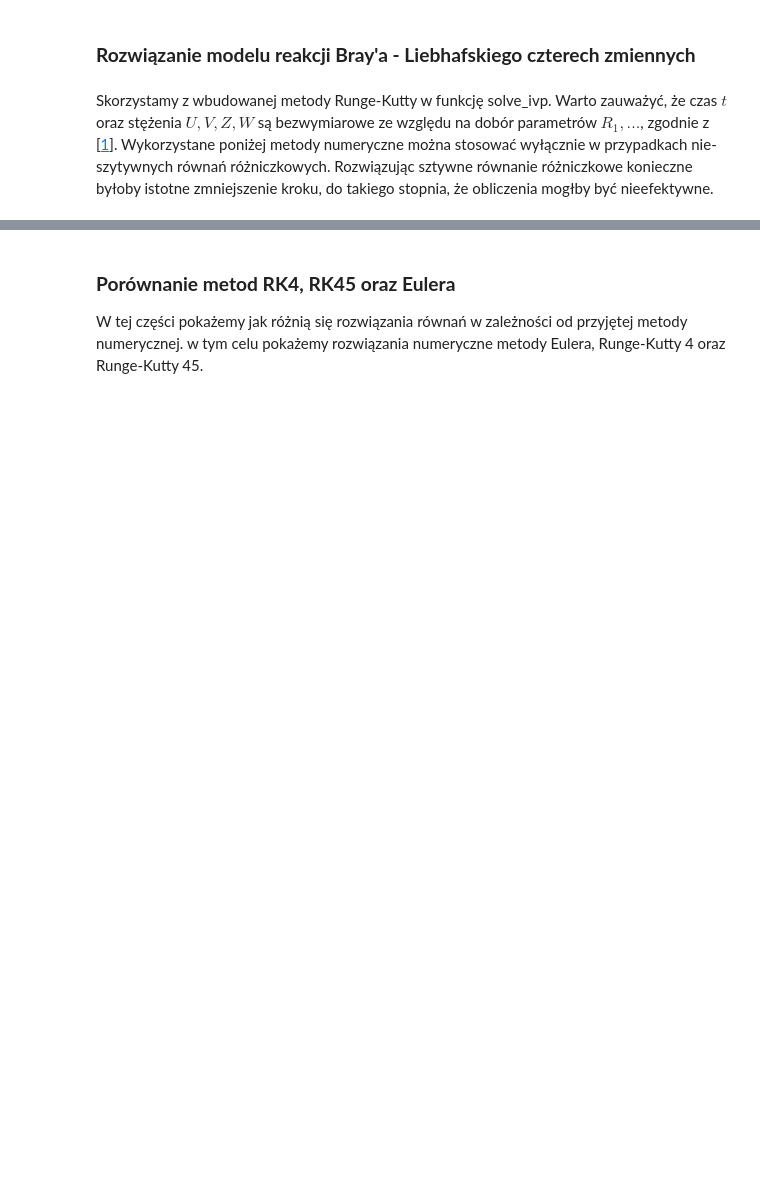
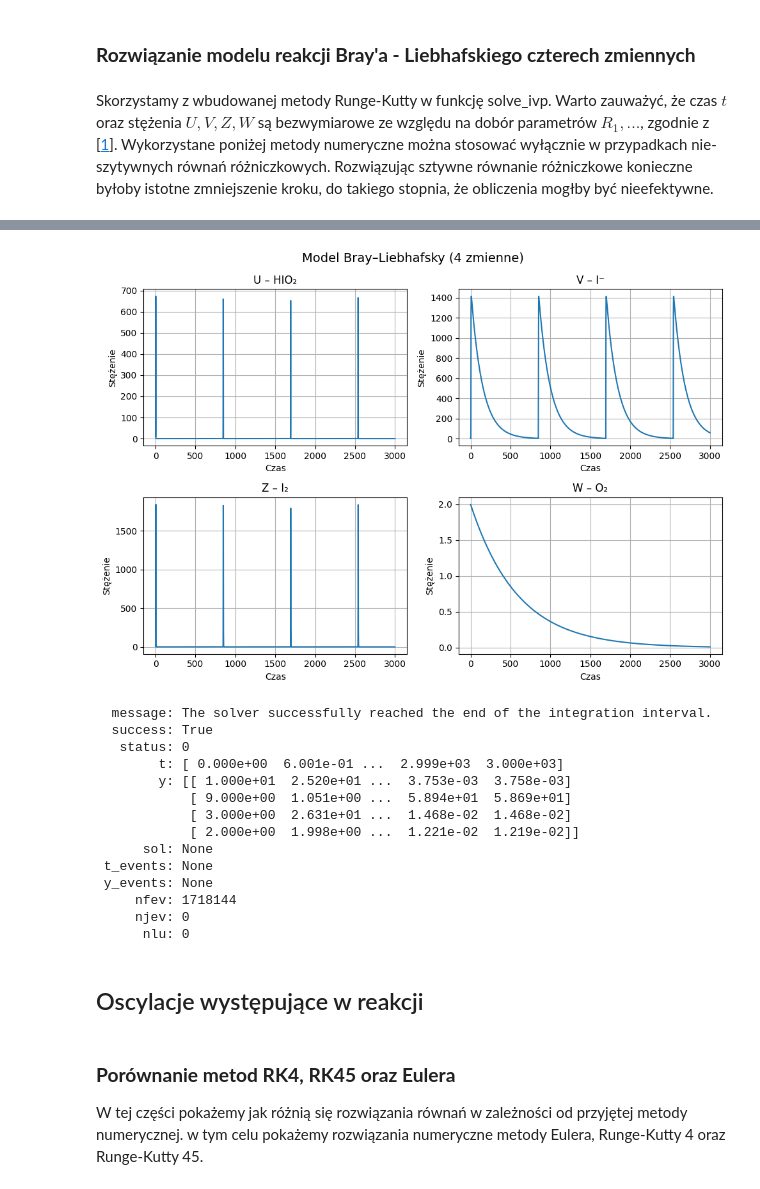
Before and after one commit to Karol-Garbaczewski/Kinetyka-Chemiczna---reakcja-Braya-Liebhafski-ego, a Jupyter notebook: main.ipynb, the cells around one changed output, grey strips where cells are left out. Saved outputs shown, nothing was run; the diff lists cells and outputs as text; code cells hidden in the pictures; blank space fills up the shorter version.

```diff
--- a/main.ipynb
+++ b/main.ipynb
@@ -340,3 +372,23 @@ bl_model(U0, V0, Z0, W0, R1, R2, 1, R4, R5, R6, R7)
+# %%
+bl_model(U0, V0, Z0, W0, R1, R2, 3.99, R4, R5, R6, R7)
+# %% [output]
+[figure, added]
+  message: The solver successfully reached the end of the integration interval.
+  success: True
+   status: 0
+        t: [ 0.000e+00  6.001e-01 ...  2.999e+03  3.000e+03]
+        y: [[ 1.000e+01  2.520e+01 ...  3.753e-03  3.758e-03]
+            [ 9.000e+00  1.051e+00 ...  5.894e+01  5.869e+01]
+            [ 3.000e+00  2.631e+01 ...  1.468e-02  1.468e-02]
+            [ 2.000e+00  1.998e+00 ...  1.221e-02  1.219e-02]]
+      sol: None
+ t_events: None
+ y_events: None
+     nfev: 1718144
+     njev: 0
+      nlu: 0
+# %% [markdown]
+## Oscylacje występujące w reakcji
 # %% [markdown]
 ### **Porównanie metod RK4, RK45 oraz Eulera**
 W tej części pokażemy jak różnią się rozwiązania równań w zależności od przyjętej metody numerycznej. w tym celu pokażemy rozwiązania numeryczne metody Eulera, Runge-Kutty 4 oraz Runge-Kutty 45.
```
Also changed, not shown: parts of 15 cells of this notebook.
